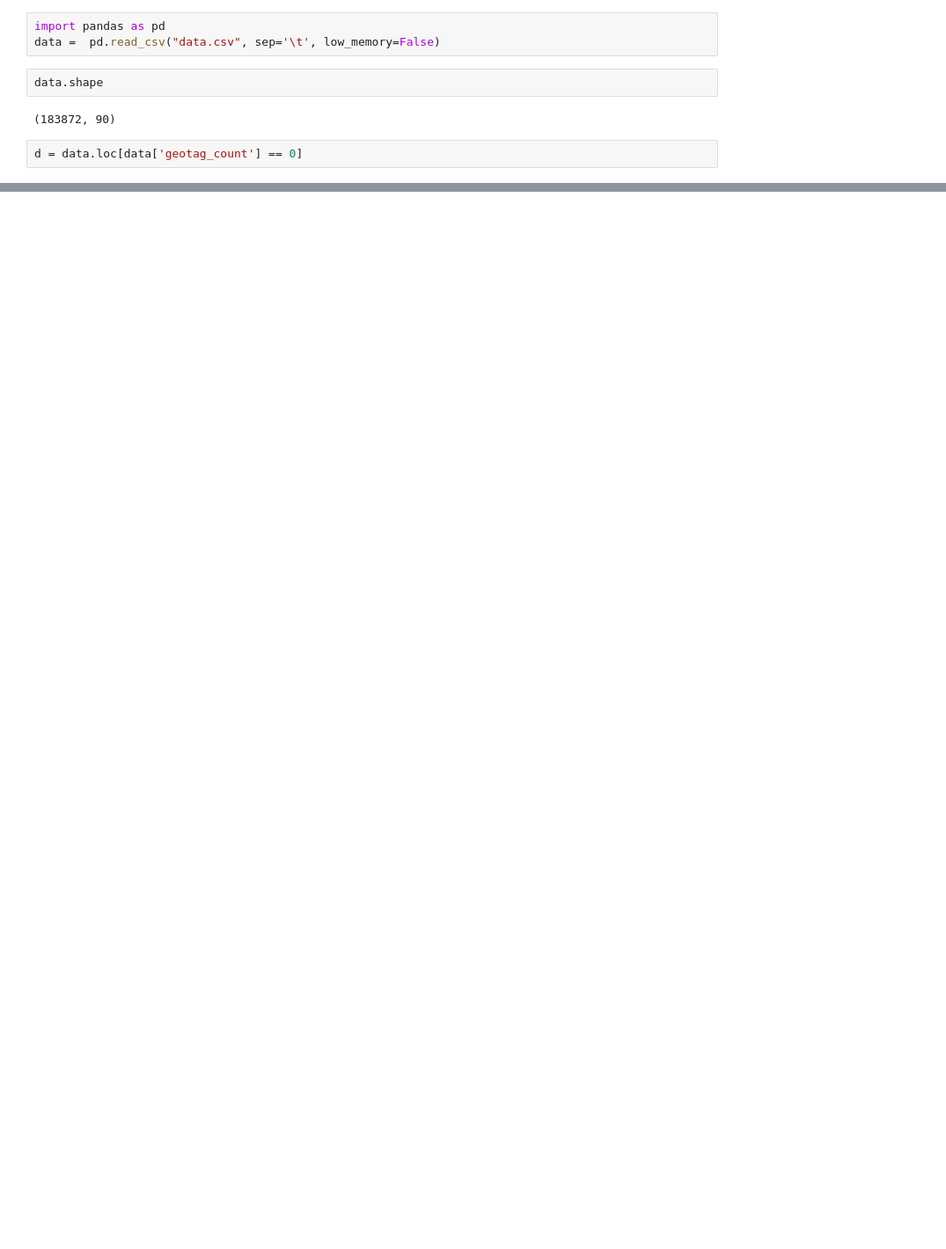
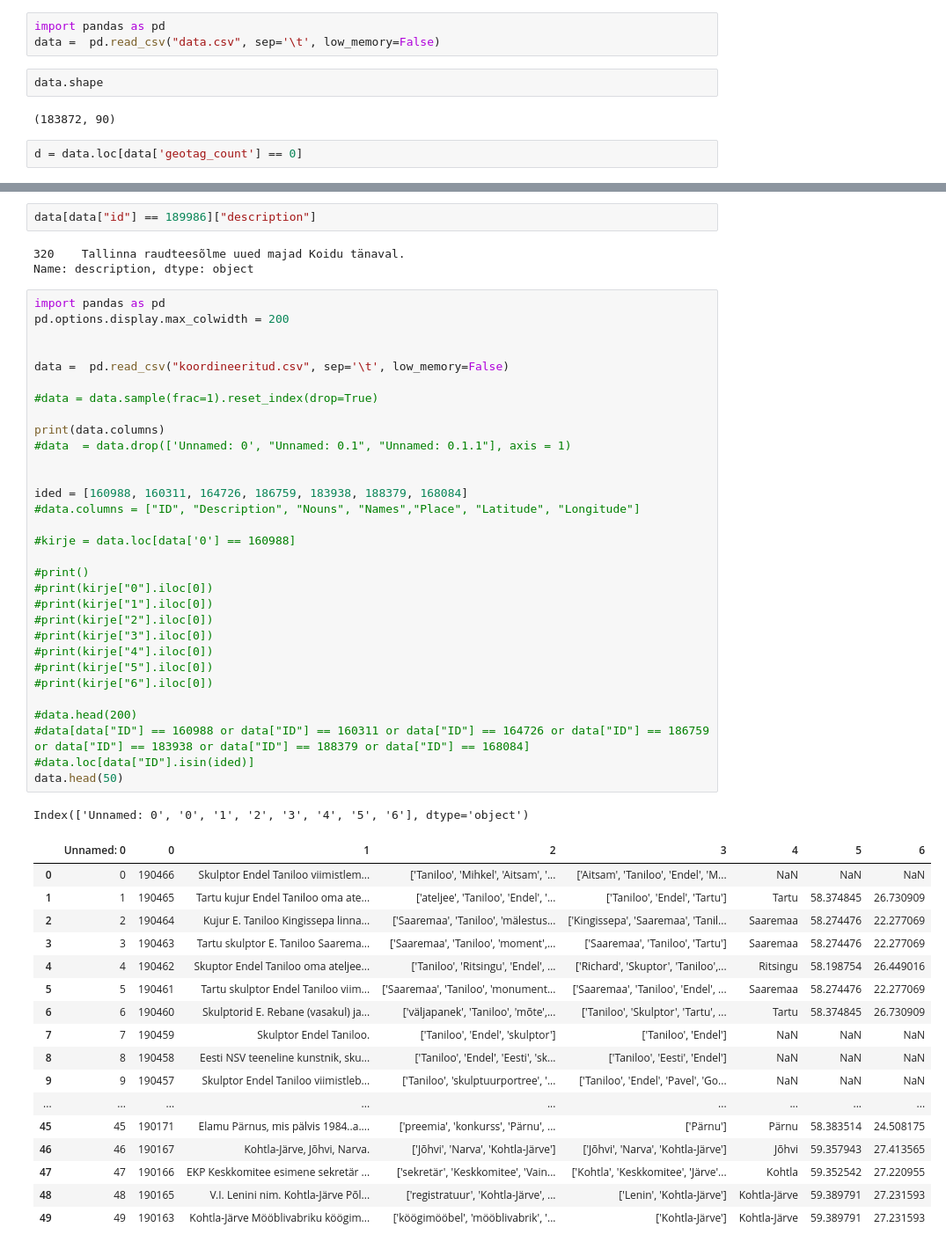
Before and after one commit to screaminglordbyron/IDS-project, a Jupyter notebook: IamNotebook.ipynb, the cells around one changed output, grey strips where cells are left out. Shown at 88% size. Saved outputs shown, nothing was run; the diff lists cells and outputs as text; blank space fills up the shorter version.

```diff
--- a/IamNotebook.ipynb
+++ b/IamNotebook.ipynb
@@ -29,0 +20,55 @@ Name: description, Length: 78884, dtype: object
+# %%
+data[data["id"] == 189986]["description"]
+# %% [output]
+320    Tallinna raudteesõlme uued majad Koidu tänaval.
+Name: description, dtype: object
+# %%
+import pandas as pd
+pd.options.display.max_colwidth = 200
+
+
+data =  pd.read_csv("koordineeritud.csv", sep='\t', low_memory=False)
+
+#data = data.sample(frac=1).reset_index(drop=True)
+
+print(data.columns)
+#data  = data.drop(['Unnamed: 0', "Unnamed: 0.1", "Unnamed: 0.1.1"], axis = 1)
+
+
+ided = [160988, 160311, 164726, 186759, 183938, 188379, 168084]
+#data.columns = ["ID", "Description", "Nouns", "Names","Place", "Latitude", "Longitude"]
+
+#kirje = data.loc[data['0'] == 160988]
+
+#print()
+#print(kirje["0"].iloc[0])
+#print(kirje["1"].iloc[0])
+#print(kirje["2"].iloc[0])
+#print(kirje["3"].iloc[0])
+#print(kirje["4"].iloc[0])
+#print(kirje["5"].iloc[0])
+#print(kirje["6"].iloc[0])
+
+#data.head(200)
+#data[data["ID"] == 160988 or data["ID"] == 160311 or data["ID"] == 164726 or data["ID"] == 186759 or data["ID"] == 183938 or data["ID"] == 188379 or data["ID"] == 168084]
+#data.loc[data["ID"].isin(ided)]
+data.head(50)
+# %% [output]
+Index(['Unnamed: 0', '0', '1', '2', '3', '4', '5', '6'], dtype='object')
+|  | Unnamed: 0 | 0 | 1 | 2 | 3 | 4 | 5 | 6 |
+| 0 | 0 | 190466 | Skulptor Endel Taniloo viimistlem... | ['Taniloo', 'Mihkel', 'Aitsam', '... | ['Aitsam', 'Taniloo', 'Endel', 'M... | NaN | NaN | NaN |
+| 1 | 1 | 190465 | Tartu kujur Endel Taniloo oma ate... | ['ateljee', 'Taniloo', 'Endel', '... | ['Taniloo', 'Endel', 'Tartu'] | Tartu | 58.374845 | 26.730909 |
+| 2 | 2 | 190464 | Kujur E. Taniloo Kingissepa linna... | ['Saaremaa', 'Taniloo', 'mälestus... | ['Kingissepa', 'Saaremaa', 'Tanil... | Saaremaa | 58.274476 | 22.277069 |
+| 3 | 3 | 190463 | Tartu skulptor E. Taniloo Saarema... | ['Saaremaa', 'Taniloo', 'moment',... | ['Saaremaa', 'Taniloo', 'Tartu'] | Saaremaa | 58.274476 | 22.277069 |
+| 4 | 4 | 190462 | Skuptor Endel Taniloo oma ateljee... | ['Taniloo', 'Ritsingu', 'Endel', ... | ['Richard', 'Skuptor', 'Taniloo',... | Ritsingu | 58.198754 | 26.449016 |
+| 5 | 5 | 190461 | Tartu skulptor Endel Taniloo viim... | ['Saaremaa', 'Taniloo', 'monument... | ['Saaremaa', 'Taniloo', 'Endel', ... | Saaremaa | 58.274476 | 22.277069 |
+| 6 | 6 | 190460 | Skulptorid E. Rebane (vasakul) ja... | ['väljapanek', 'Taniloo', 'mõte',... | ['Taniloo', 'Skulptor', 'Tartu', ... | Tartu | 58.374845 | 26.730909 |
+| 7 | 7 | 190459 | Skulptor Endel Taniloo. | ['Taniloo', 'Endel', 'skulptor'] | ['Taniloo', 'Endel'] | NaN | NaN | NaN |
+| 8 | 8 | 190458 | Eesti NSV teeneline kunstnik, sku... | ['Taniloo', 'Endel', 'Eesti', 'sk... | ['Taniloo', 'Eesti', 'Endel'] | NaN | NaN | NaN |
+| 9 | 9 | 190457 | Skulptor Endel Taniloo viimistleb... | ['Taniloo', 'skulptuurportree', '... | ['Taniloo', 'Endel', 'Pavel', 'Go... | NaN | NaN | NaN |
+| ... | ... | ... | ... | ... | ... | ... | ... | ... |
+| 45 | 45 | 190171 | Elamu Pärnus, mis pälvis 1984..a.... | ['preemia', 'konkurss', 'Pärnu', ... | ['Pärnu'] | Pärnu | 58.383514 | 24.508175 |
+| 46 | 46 | 190167 | Kohtla-Järve, Jõhvi, Narva. | ['Jõhvi', 'Narva', 'Kohtla-Järve'] | ['Jõhvi', 'Narva', 'Kohtla-Järve'] | Jõhvi | 59.357943 | 27.413565 |
+| 47 | 47 | 190166 | EKP Keskkomitee esimene sekretär ... | ['sekretär', 'Keskkomitee', 'Vain... | ['Kohtla', 'Keskkomitee', 'Järve'... | Kohtla | 59.352542 | 27.220955 |
+| 48 | 48 | 190165 | V.I. Lenini nim. Kohtla-Järve Põl... | ['registratuur', 'Kohtla-Järve', ... | ['Lenin', 'Kohtla-Järve'] | Kohtla-Järve | 59.389791 | 27.231593 |
+| 49 | 49 | 190163 | Kohtla-Järve Mööblivabriku köögim... | ['köögimööbel', 'mööblivabrik', '... | ['Kohtla-Järve'] | Kohtla-Järve | 59.389791 | 27.231593 |
```
Also changed, not shown: parts of 3 cells of this notebook.
